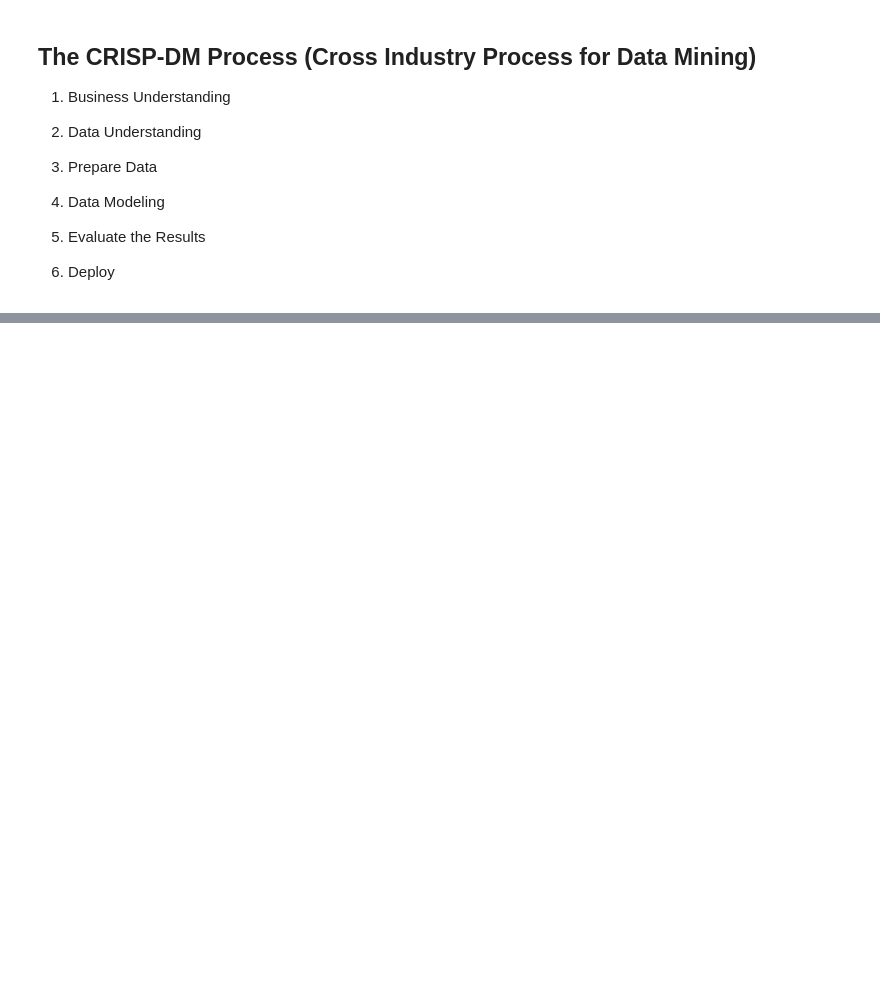
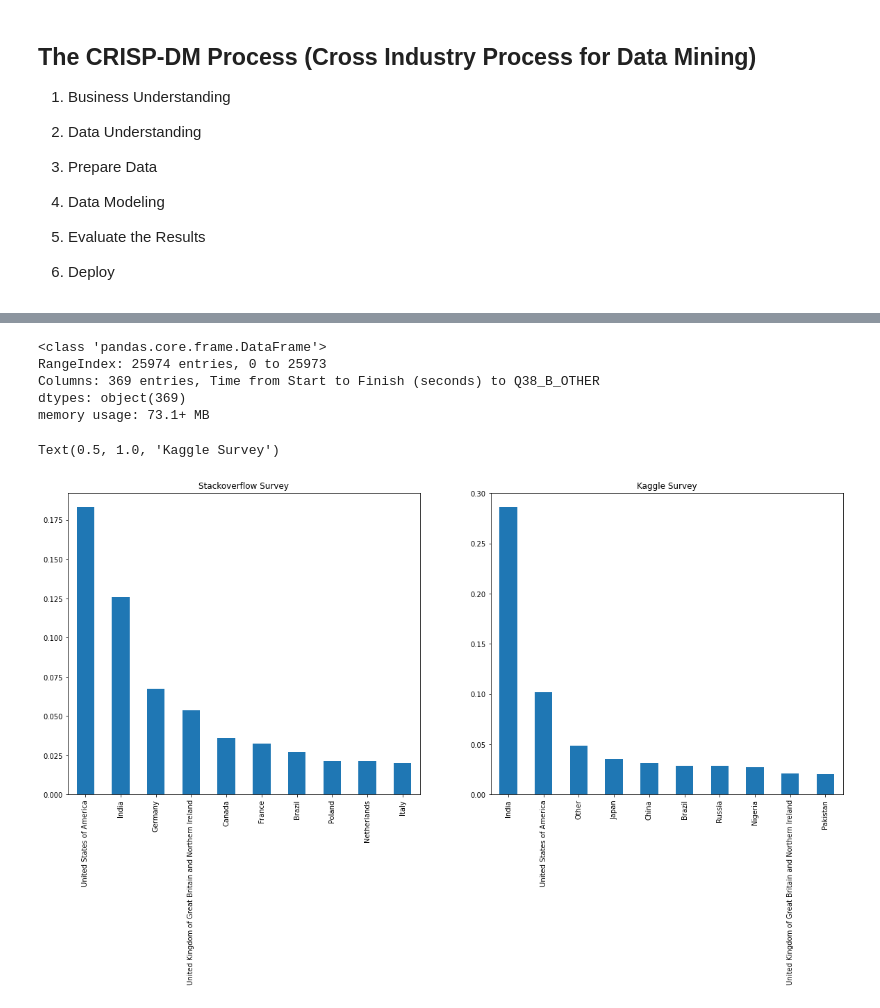
Before and after one commit to JosephArcila/Differences-from-Top-Data-Scientists, a Jupyter notebook: Untitled.ipynb, the cells around one changed output, grey strips where cells are left out. Drawn from its saved outputs; the diff is of its cells as text; code cells hidden in the pictures; blank space fills up the shorter version.

Commit message:
reframe questions and added kaggle dataset

```diff
--- a/Untitled.ipynb
+++ b/Untitled.ipynb
@@ -276,0 +28,3 @@ jp_em = survey_results_public.loc[(survey_results_public['Country'] == 'Japan')
+# %%
+stackover = pd.read_csv('datasets/stackover_anudevsurv_2021/survey_results_public.csv')
+stackover_schema = pd.read_csv('datasets/stackover_anudevsurv_2021/survey_results_schema.csv')
@@ -276,0 +50,3 @@ jp_em = survey_results_public.loc[(survey_results_public['Country'] == 'Japan')
+# %%
+kaggle = pd.read_csv('datasets/kaggle-survey-2021/kaggle_survey_2021_responses.csv', low_memory=False)
+kaggle.head()
@@ -276,0 +117,8 @@ jp_em = survey_results_public.loc[(survey_results_public['Country'] == 'Japan')
+# %%
+kaggle.info()
+# %% [output]
+<class 'pandas.core.frame.DataFrame'>
+RangeIndex: 25974 entries, 0 to 25973
+Columns: 369 entries, Time from Start to Finish (seconds) to Q38_B_OTHER
+dtypes: object(369)
+memory usage: 73.1+ MB
@@ -276,0 +128,16 @@ jp_em = survey_results_public.loc[(survey_results_public['Country'] == 'Japan')
+# %%
+fig, (ax1, ax2) = plt.subplots(1,2, figsize=(20,8))
+
+plt.subplot(1, 2, 1)
+count_vals = stackover['Country'].value_counts()
+(count_vals[:10]/stackover.shape[0]).plot(kind="bar", ax=ax1);
+ax1.set_title('Stackoverflow Survey')
+
+
+plt.subplot(1, 2, 2)
+count_vals = kaggle['Q3'].value_counts()
+(count_vals[:10]/kaggle.shape[0]).plot(kind="bar", ax=ax2);
+ax2.set_title('Kaggle Survey')
+# %% [output]
+Text(0.5, 1.0, 'Kaggle Survey')
+[figure, added]
```
Also changed, not shown: parts of 66 cells of this notebook, 4 other files.
